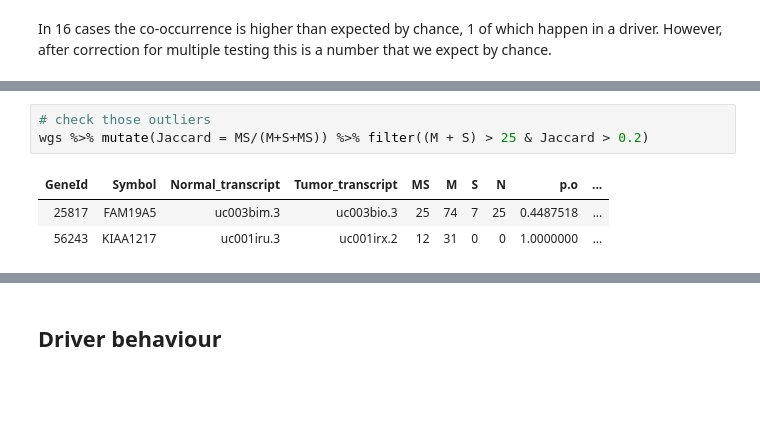
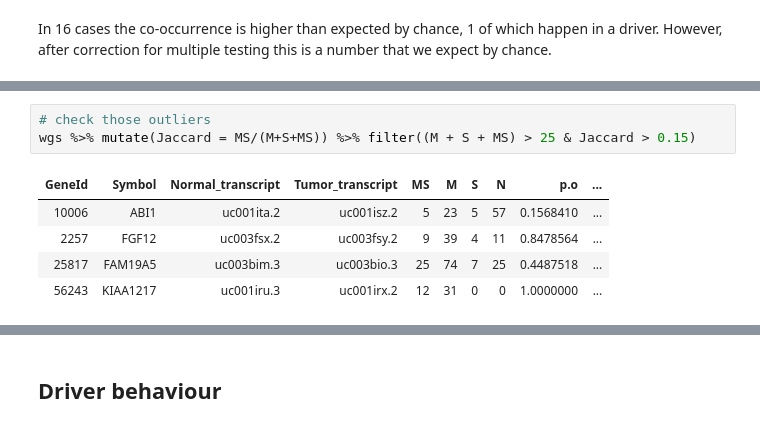
Before and after one commit to hclimente/smartas, a Jupyter notebook: mutations/wgs_genes.ipynb, the cells around one changed output, grey strips where cells are left out. Drawn from its saved outputs; the diff is of its cells as text; blank space fills up the shorter version.

```diff
--- a/mutations/wgs_genes.ipynb
+++ b/mutations/wgs_genes.ipynb
@@ -101,7 +101,9 @@ wgs %>%
 # %%
 # check those outliers
-wgs %>% mutate(Jaccard = MS/(M+S+MS)) %>% filter((M + S) > 25 & Jaccard > 0.2)
+wgs %>% mutate(Jaccard = MS/(M+S+MS)) %>% filter((M + S + MS) > 25 & Jaccard > 0.15)
 # %% [output]
 | GeneId | Symbol | Normal_transcript | Tumor_transcript | MS | M | S | N | p.o | ... |
+| 10006 | ABI1 | uc001ita.2 | uc001isz.2 | 5 | 23 | 5 | 57 | 0.1568410 | ... |
+| 2257 | FGF12 | uc003fsx.2 | uc003fsy.2 | 9 | 39 | 4 | 11 | 0.8478564 | ... |
 | 25817 | FAM19A5 | uc003bim.3 | uc003bio.3 | 25 | 74 | 7 | 25 | 0.4487518 | ... |
 | 56243 | KIAA1217 | uc001iru.3 | uc001irx.2 | 12 | 31 | 0 | 0 | 1.0000000 | ... |
```
Also changed, not shown: parts of 7 cells of this notebook, 2 other files.
